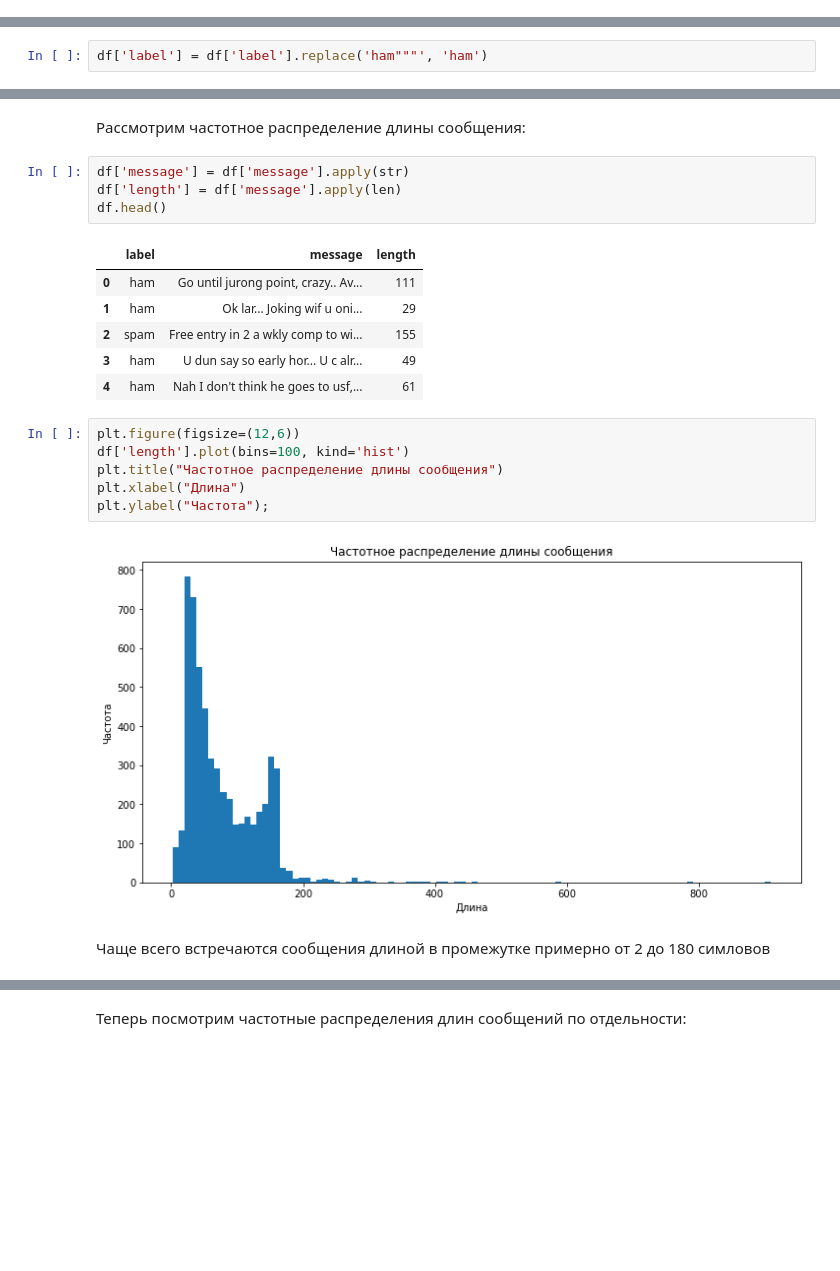
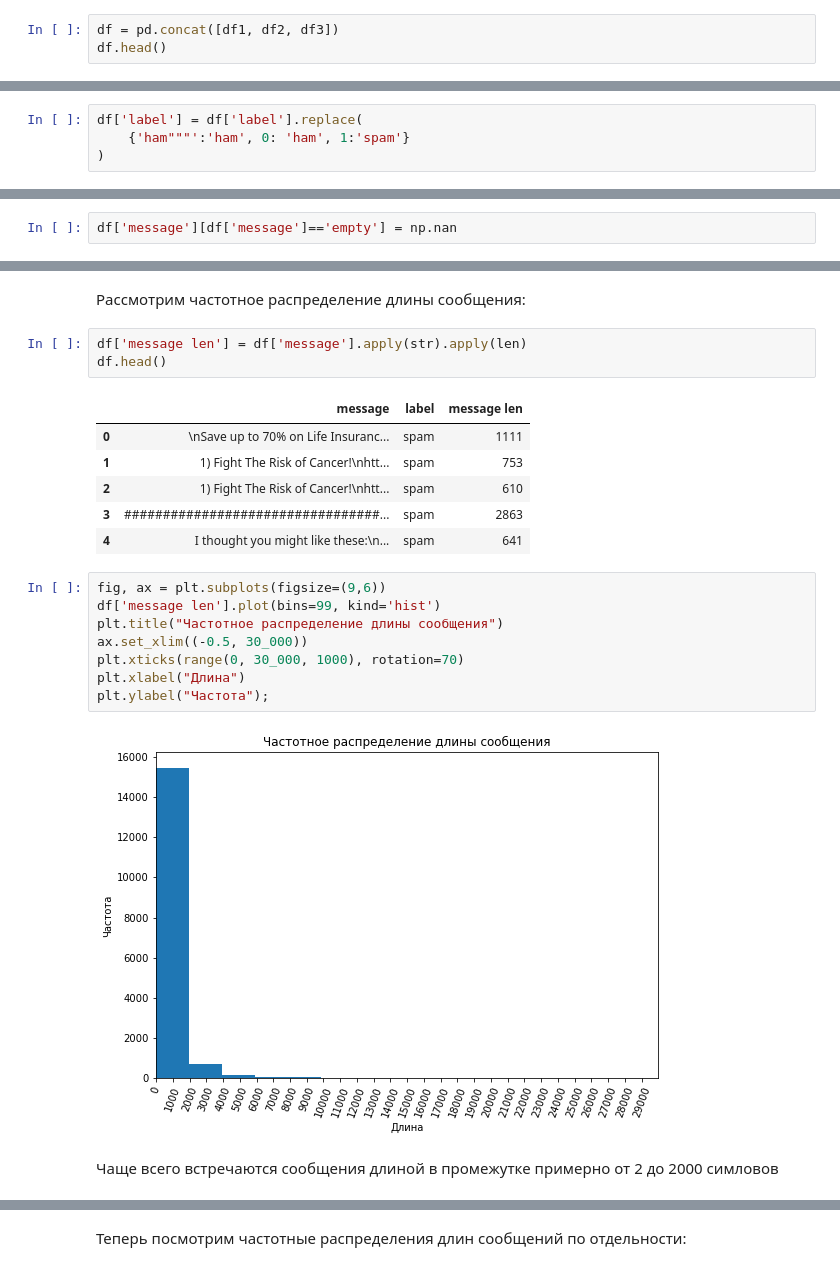
Before and after one commit to kosyasof/machine_learning_paper, a Jupyter notebook: ПМ21-5_Косицкая_СВ_курсовая_ML.ipynb, the cells around one changed output, grey strips where cells are left out. Saved outputs shown, nothing was run; the diff lists cells and outputs as text; blank space fills up the shorter version.

```diff
--- a/ПМ21-5_Косицкая_СВ_курсовая_ML.ipynb
+++ b/ПМ21-5_Косицкая_СВ_курсовая_ML.ipynb
@@ -47,0 +91,3 @@ df.head()
+# %%
+df = pd.concat([df1, df2, df3])
+df.head()
@@ -86,2 +137,4 @@ df[df['label'] == 'ham"""']
 # %%
-df['label'] = df['label'].replace('ham"""', 'ham')
+df['label'] = df['label'].replace(
+    {'ham"""':'ham', 0: 'ham', 1:'spam'}
+)
@@ -95,0 +165,2 @@ df.groupby('label').describe().T
+# %%
+df['message'][df['message']=='empty'] = np.nan
@@ -147,24 +213,25 @@ plt.legend(["Ham", "Spam"]);
 # %% [markdown]
 Рассмотрим частотное распределение длины сообщения:
 # %%
-df['message'] = df['message'].apply(str)
-df['length'] = df['message'].apply(len)
+df['message len'] = df['message'].apply(str).apply(len)
 df.head()
 # %% [output]
-|  | label | message | length |
-| 0 | ham | Go until jurong point, crazy.. Av... | 111 |
-| 1 | ham | Ok lar... Joking wif u oni... | 29 |
-| 2 | spam | Free entry in 2 a wkly comp to wi... | 155 |
-| 3 | ham | U dun say so early hor... U c alr... | 49 |
-| 4 | ham | Nah I don't think he goes to usf,... | 61 |
+|  | message | label | message len |
+| 0 | \nSave up to 70% on Life Insuranc... | spam | 1111 |
+| 1 | 1) Fight The Risk of Cancer!\nhtt... | spam | 753 |
+| 2 | 1) Fight The Risk of Cancer!\nhtt... | spam | 610 |
+| 3 | #################################... | spam | 2863 |
+| 4 | I thought you might like these:\n... | spam | 641 |
 # %%
-plt.figure(figsize=(12,6))
-df['length'].plot(bins=100, kind='hist')
+fig, ax = plt.subplots(figsize=(9,6))
+df['message len'].plot(bins=99, kind='hist')
 plt.title("Частотное распределение длины сообщения")
+ax.set_xlim((-0.5, 30_000))
+plt.xticks(range(0, 30_000, 1000), rotation=70)
 plt.xlabel("Длина")
 plt.ylabel("Частота");
 # %% [output]
-[figure, old version]
+[figure, new version]
 # %% [markdown]
-Чаще всего встречаются сообщения длиной в промежутке примерно от 2 до 180 симловов
+Чаще всего встречаются сообщения длиной в промежутке примерно от 2 до 2000 симловов
 # %%
```
Also changed, not shown: parts of 79 cells of this notebook.
